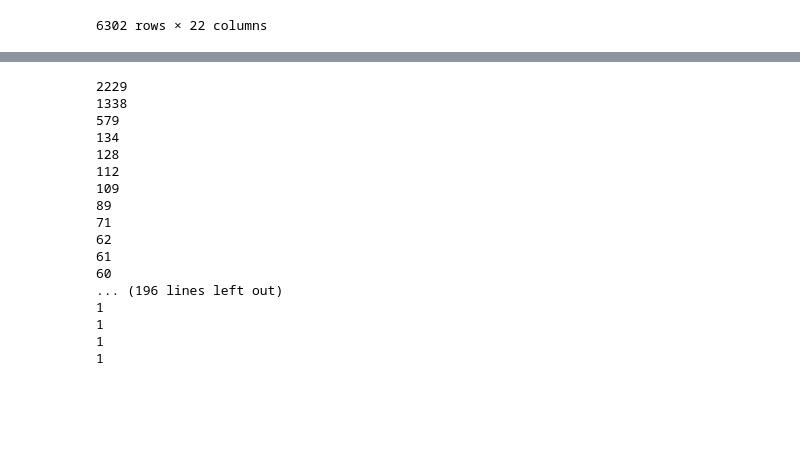
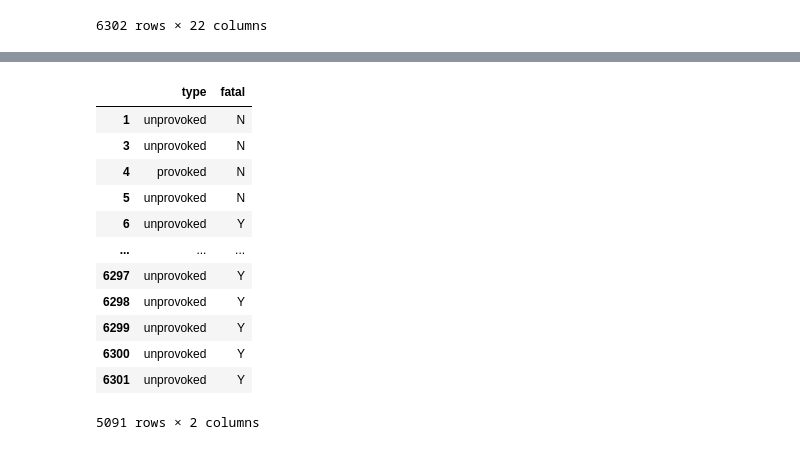
Before and after one commit to polsanchez1997/project_1, a Jupyter notebook: project_1.ipynb, the cells around one changed output, grey strips where cells are left out. Saved outputs shown, nothing was run; the diff lists cells and outputs as text; code cells hidden in the pictures; blank space fills up the shorter version.

```diff
--- a/project_1.ipynb
+++ b/project_1.ipynb
@@ -152,0 +128,2 @@ País: CEYLON (SRI LANKA), valorsito: 1
+# %%
+new_shark.rename(columns={'sex_': 'sex'}, inplace=True)
@@ -163,21 +150,40 @@ Index(['USA', 'AUSTRALIA', 'SOUTH AFRICA', 'PAPUA NEW GUINEA', 'NEW ZEALAND',
-# %%
-for i in new_shark["Country"].value_counts():
-    print(i)
-# %% [output]
-2229
-1338
-579
-134
-128
-112
-109
-89
-71
-62
-61
-60
-... (196 lines left out)
-1
-1
-1
-1
+# %%
+new_shark["type"] = new_shark["type"].str.lower()
+
+provoked_subset = new_shark.loc[new_shark['type'] == 'provoked']
+unprovoked_subset = new_shark.loc[new_shark["type"] == "unprovoked"]
+# %%
+new_shark.rename(columns={"fatal_(y/n)": "fatal"}, inplace=True)
+new_shark["fatal"] = new_shark["fatal"].str.upper()
+
+def cleaning_fatal(value):
+    if value == 'N':
+        return 'N'
+    elif value == 'Y':
+        return 'Y'
+    else:
+        return 'unknown'
+
+def fatal_cleaning():
+    new_shark["fatal"] = new_shark["fatal"].map(cleaning_fatal)
+
+
+fatal_cleaning()
+# %%
+death_provoked_graph = new_shark[(new_shark["type"].isin(["provoked", "unprovoked"])) & (new_shark["fatal"].isin(["Y", "N"]))]
+death_provoked_graph = death_provoked_graph[["type", "fatal"]]
+death_provoked_graph
+# %% [output]
+|  | type | fatal |
+| 1 | unprovoked | N |
+| 3 | unprovoked | N |
+| 4 | provoked | N |
+| 5 | unprovoked | N |
+| 6 | unprovoked | Y |
+| ... | ... | ... |
+| 6297 | unprovoked | Y |
+| 6298 | unprovoked | Y |
+| 6299 | unprovoked | Y |
+| 6300 | unprovoked | Y |
+| 6301 | unprovoked | Y |
+5091 rows × 2 columns
```
Also changed, not shown: parts of 13 cells of this notebook.
